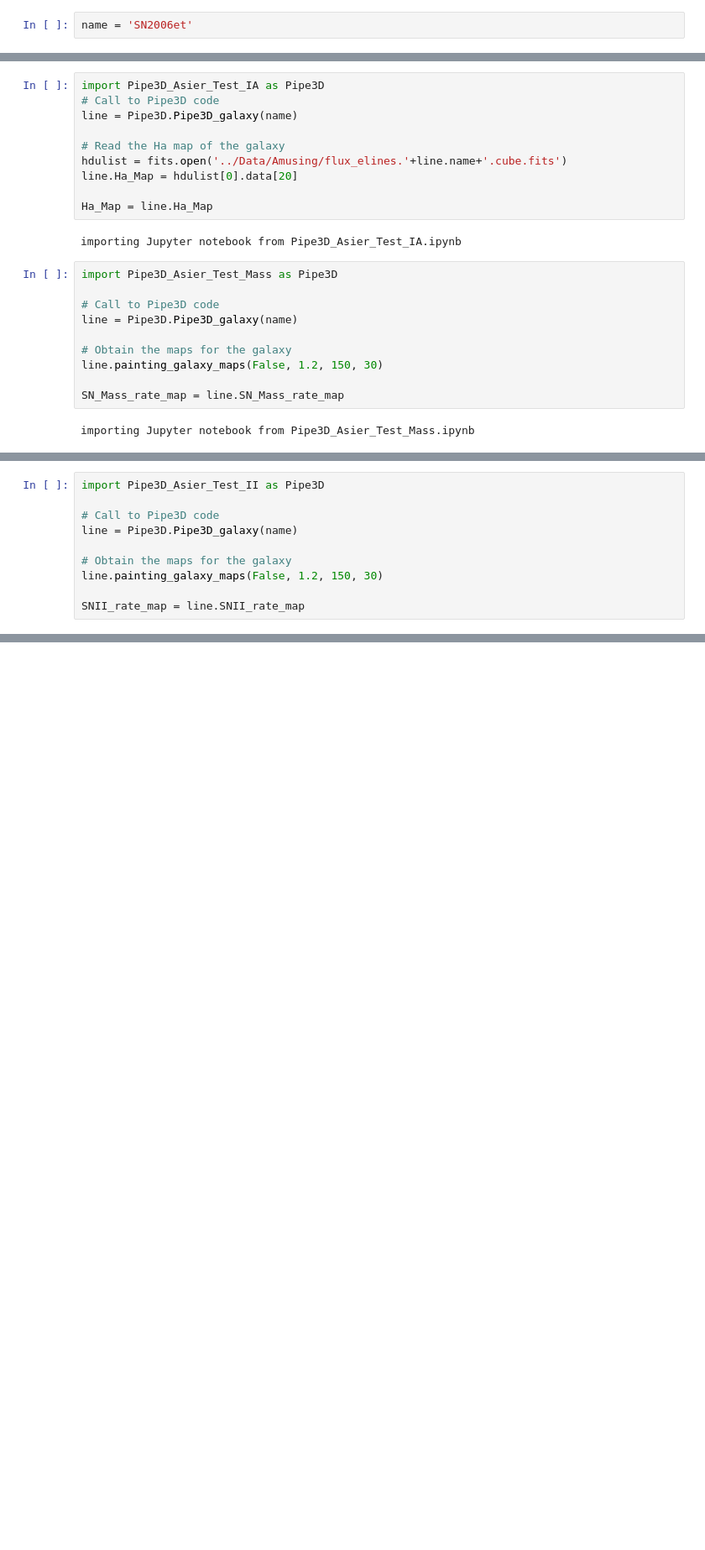
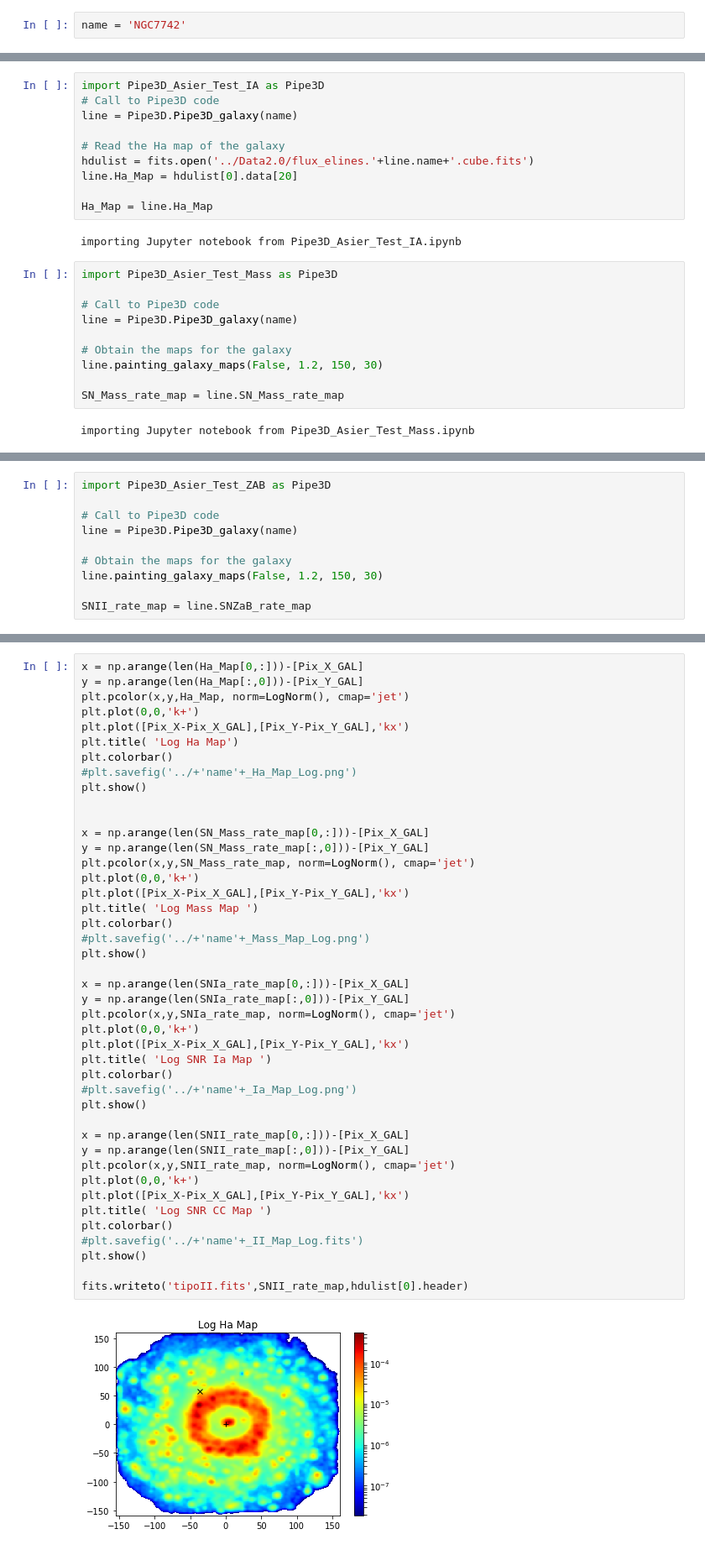
Before and after one commit to AsierCastrillo/Supernovas, a Jupyter notebook: SN_Asier_1Galaxy.ipynb, the cells around one changed output, grey strips where cells are left out. Shown at 84% size. Cells and saved outputs as stored; diff of their text form; blank space fills up the shorter version.

```diff
--- a/SN_Asier_1Galaxy.ipynb
+++ b/SN_Asier_1Galaxy.ipynb
@@ -20,5 +20,5 @@ from astropy.convolution import convolve
 
 import matplotlib.gridspec as gridspec
 # %%
-name = 'SN2006et'
+name = 'NGC7742'
 # %%
@@ -83,7 +68,7 @@ import Pipe3D_Asier_Test_IA as Pipe3D
 line = Pipe3D.Pipe3D_galaxy(name)
 
 # Read the Ha map of the galaxy
-hdulist = fits.open('../Data/Amusing/flux_elines.'+line.name+'.cube.fits')
+hdulist = fits.open('../Data2.0/flux_elines.'+line.name+'.cube.fits')
 line.Ha_Map = hdulist[0].data[20]
 
 Ha_Map = line.Ha_Map
@@ -116,5 +99,5 @@ importing Jupyter notebook from Pipe3D_Asier_Test_IA.ipynb
 # %%
-import Pipe3D_Asier_Test_II as Pipe3D
+import Pipe3D_Asier_Test_ZAB as Pipe3D
 
 # Call to Pipe3D code
 line = Pipe3D.Pipe3D_galaxy(name)
@@ -122,5 +105,5 @@ line = Pipe3D.Pipe3D_galaxy(name)
 # Obtain the maps for the galaxy
 line.painting_galaxy_maps(False, 1.2, 150, 30)
 
-SNII_rate_map = line.SNII_rate_map
+SNII_rate_map = line.SNZaB_rate_map
 # %% [output]
@@ -200,0 +145,45 @@ NameError: name 'SNIa_rate_map' is not defined
+# %%
+x = np.arange(len(Ha_Map[0,:]))-[Pix_X_GAL]
+y = np.arange(len(Ha_Map[:,0]))-[Pix_Y_GAL]
+plt.pcolor(x,y,Ha_Map, norm=LogNorm(), cmap='jet')
+plt.plot(0,0,'k+')
+plt.plot([Pix_X-Pix_X_GAL],[Pix_Y-Pix_Y_GAL],'kx')
+plt.title( 'Log Ha Map')
+plt.colorbar()
+#plt.savefig('../+'name'+_Ha_Map_Log.png')
+plt.show()
+
+
+x = np.arange(len(SN_Mass_rate_map[0,:]))-[Pix_X_GAL]
+y = np.arange(len(SN_Mass_rate_map[:,0]))-[Pix_Y_GAL]
+plt.pcolor(x,y,SN_Mass_rate_map, norm=LogNorm(), cmap='jet')
+plt.plot(0,0,'k+')
+plt.plot([Pix_X-Pix_X_GAL],[Pix_Y-Pix_Y_GAL],'kx')
+plt.title( 'Log Mass Map ')
+plt.colorbar()
+#plt.savefig('../+'name'+_Mass_Map_Log.png')
+plt.show()
+
+x = np.arange(len(SNIa_rate_map[0,:]))-[Pix_X_GAL]
+y = np.arange(len(SNIa_rate_map[:,0]))-[Pix_Y_GAL]
+plt.pcolor(x,y,SNIa_rate_map, norm=LogNorm(), cmap='jet')
+plt.plot(0,0,'k+')
+plt.plot([Pix_X-Pix_X_GAL],[Pix_Y-Pix_Y_GAL],'kx')
+plt.title( 'Log SNR Ia Map ')
+plt.colorbar()
+#plt.savefig('../+'name'+_Ia_Map_Log.png')
+plt.show()
+
+x = np.arange(len(SNII_rate_map[0,:]))-[Pix_X_GAL]
+y = np.arange(len(SNII_rate_map[:,0]))-[Pix_Y_GAL]
+plt.pcolor(x,y,SNII_rate_map, norm=LogNorm(), cmap='jet')
+plt.plot(0,0,'k+')
+plt.plot([Pix_X-Pix_X_GAL],[Pix_Y-Pix_Y_GAL],'kx')
+plt.title( 'Log SNR CC Map ')
+plt.colorbar()
+#plt.savefig('../+'name'+_II_Map_Log.fits')
+plt.show()
+
+fits.writeto('tipoII.fits',SNII_rate_map,hdulist[0].header)
+# %% [output]
+[figure, added]
```
Also changed, not shown: parts of 8 cells of this notebook, 2 other files.
